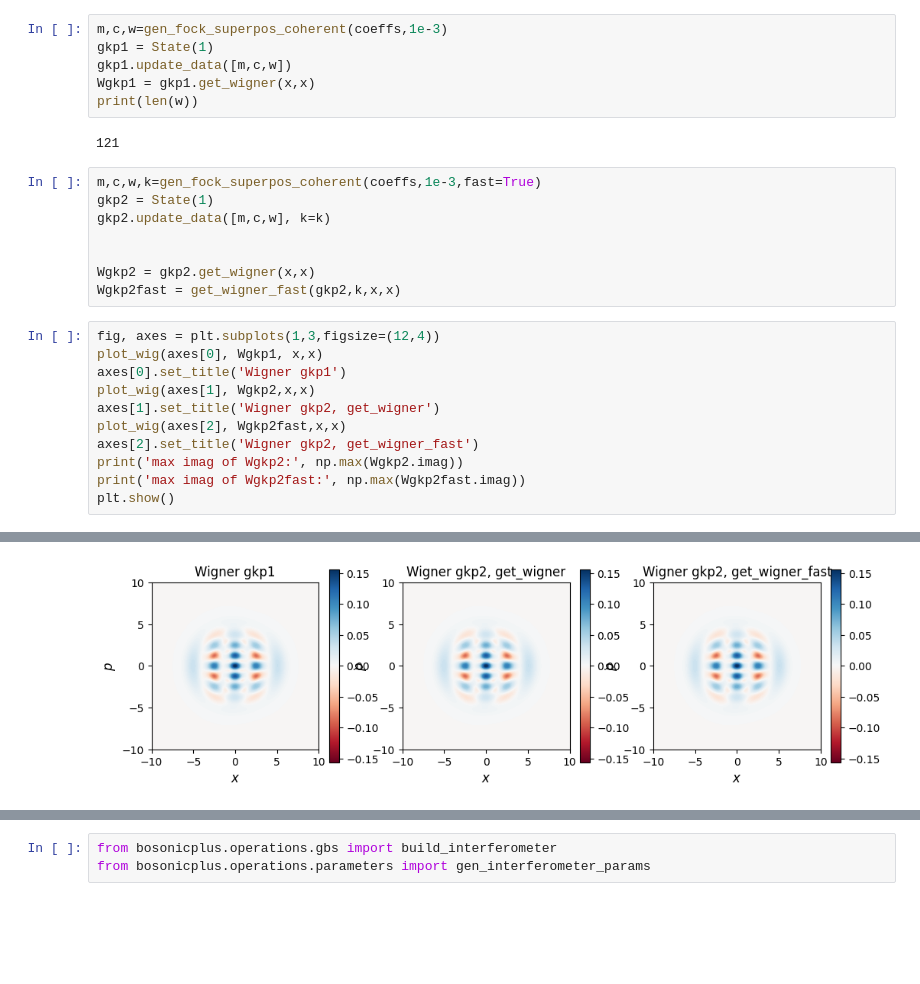
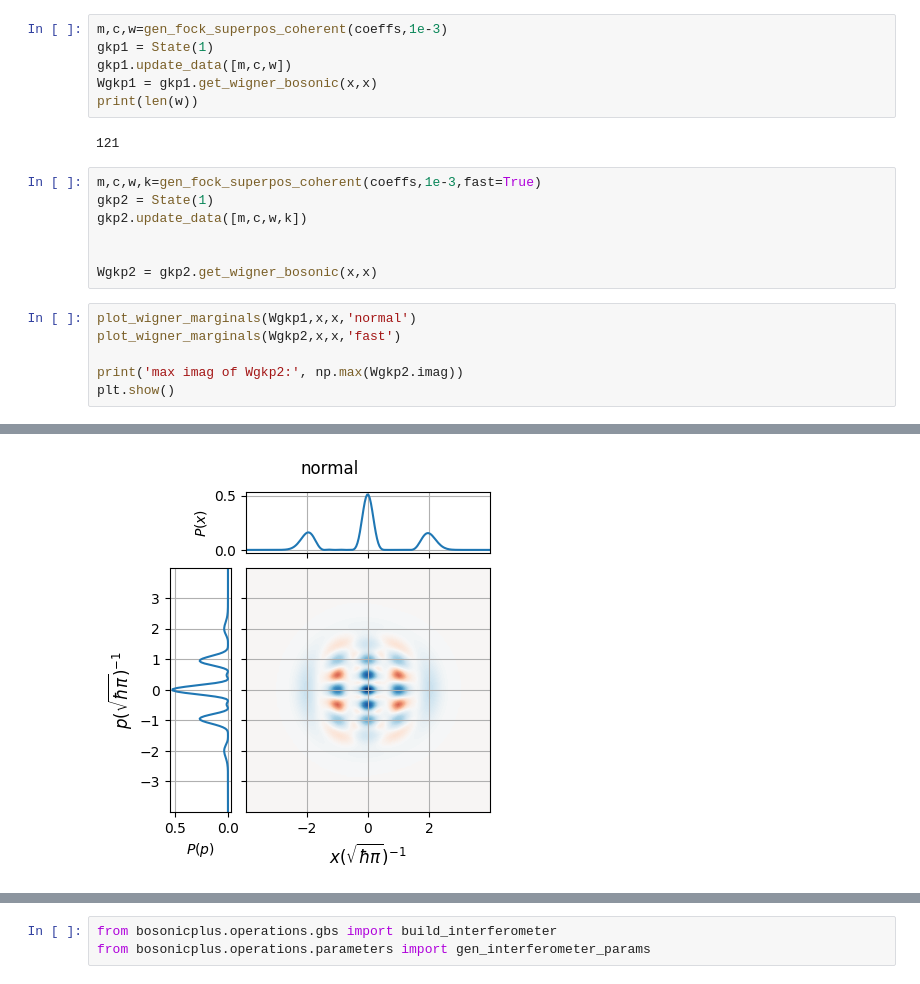
Before and after one commit to qpit/lcg_plus, a Jupyter notebook: inprogress/FockFast.ipynb, the cells around one changed output, grey strips where cells are left out. Cells and saved outputs as stored; diff of their text form; blank space fills up the shorter version.

```diff
--- a/inprogress/FockFast.ipynb
+++ b/inprogress/FockFast.ipynb
@@ -150,27 +127,21 @@ coeffs = v[:,0] #eigs always sorted from lowest to highest eigenvalue, choose lo
 m,c,w=gen_fock_superpos_coherent(coeffs,1e-3)
 gkp1 = State(1)
 gkp1.update_data([m,c,w])
-Wgkp1 = gkp1.get_wigner(x,x)
+Wgkp1 = gkp1.get_wigner_bosonic(x,x)
 print(len(w))
 # %% [output]
 121
 # %%
 m,c,w,k=gen_fock_superpos_coherent(coeffs,1e-3,fast=True)
 gkp2 = State(1)
-gkp2.update_data([m,c,w], k=k)
+gkp2.update_data([m,c,w,k])
 
 
-Wgkp2 = gkp2.get_wigner(x,x)
-Wgkp2fast = get_wigner_fast(gkp2,k,x,x)
+Wgkp2 = gkp2.get_wigner_bosonic(x,x)
 # %%
-fig, axes = plt.subplots(1,3,figsize=(12,4))
-plot_wig(axes[0], Wgkp1, x,x)
-axes[0].set_title('Wigner gkp1')
-plot_wig(axes[1], Wgkp2,x,x)
-axes[1].set_title('Wigner gkp2, get_wigner')
-plot_wig(axes[2], Wgkp2fast,x,x)
-axes[2].set_title('Wigner gkp2, get_wigner_fast')
+plot_wigner_marginals(Wgkp1,x,x,'normal')
+plot_wigner_marginals(Wgkp2,x,x,'fast')
+
 print('max imag of Wgkp2:', np.max(Wgkp2.imag))
-print('max imag of Wgkp2fast:', np.max(Wgkp2fast.imag))
 plt.show()
 # %% [output]
@@ -179 +149 @@ max imag of Wgkp2fast: 0.0
-[figure, old version]
+[figure, new version]
```
Also changed, not shown: parts of 17 cells of this notebook.
